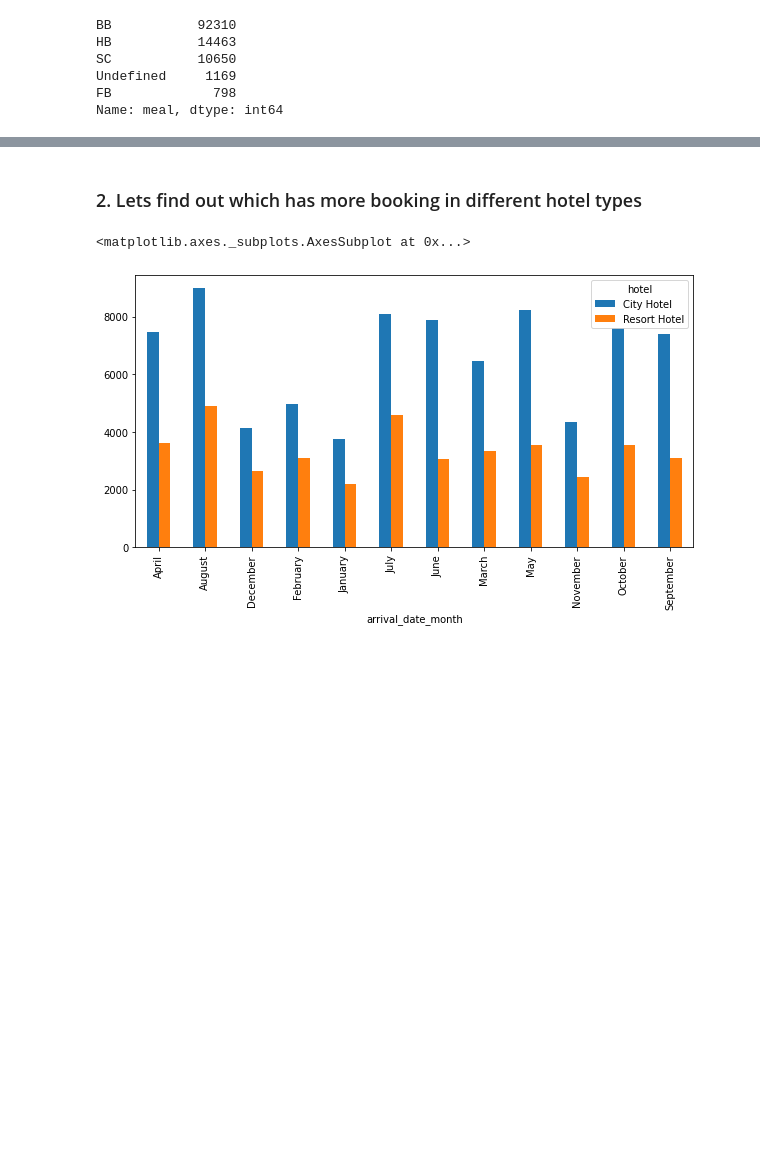
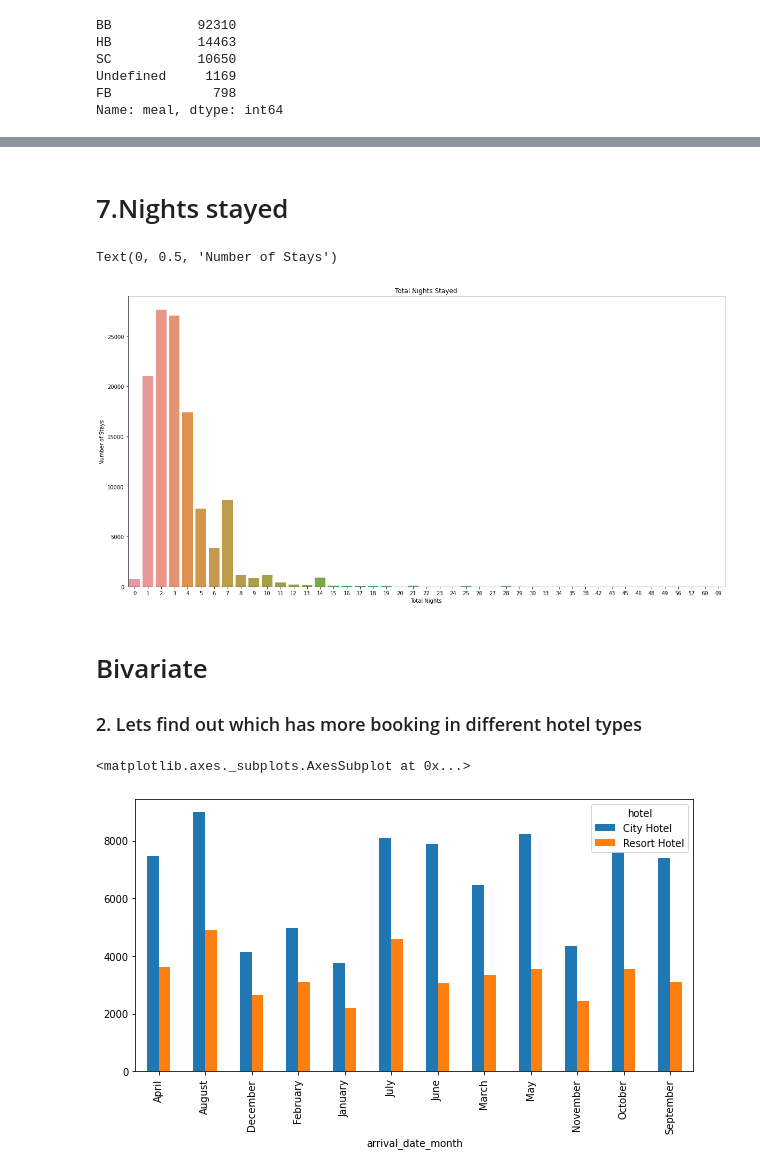
Before and after one commit to Jayjake1/hotel-booking-analysis, a Jupyter notebook: Hotel_booking_analysis_team_project.ipynb, the cells around one changed output, grey strips where cells are left out. Drawn from its saved outputs; the diff is of its cells as text; code cells hidden in the pictures; blank space fills up the shorter version.

```diff
--- a/Hotel_booking_analysis_team_project.ipynb
+++ b/Hotel_booking_analysis_team_project.ipynb
@@ -224,4 +324,17 @@ Text(0, 0.5, 'Count')
+# %% [markdown]
+# 7.Nights stayed
+# %%
+df["total_nights"] = df["stays_in_weekend_nights"] + df["stays_in_week_nights"]
+plt.figure(figsize=(20,10))
+sns.countplot(x= "total_nights", data = df)
+plt.title('Total Nights Stayed')
+plt.xlabel('Total Nights')
+plt.ylabel('Number of Stays')
+# %% [output]
+Text(0, 0.5, 'Number of Stays')
+[figure, added]
 # %% [markdown]
+# Bivariate
 ### 2. Lets find out which has more booking in different hotel types
 # %%
 month_wise=df.groupby(['arrival_date_month','hotel'])['arrival_date_month'].count().unstack()
```
Also changed, not shown: parts of 26 cells of this notebook.
